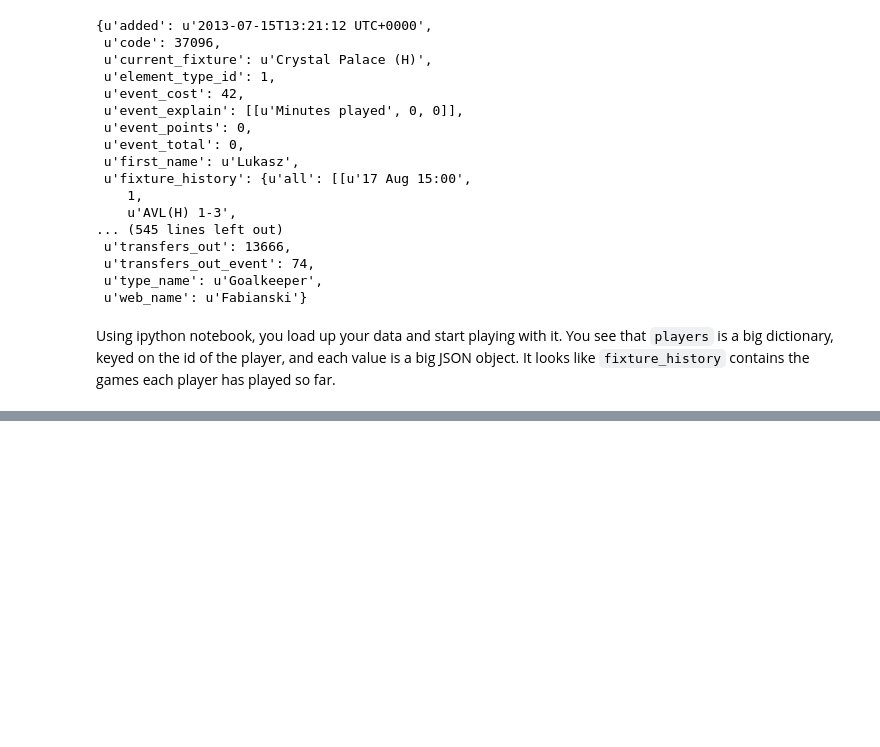
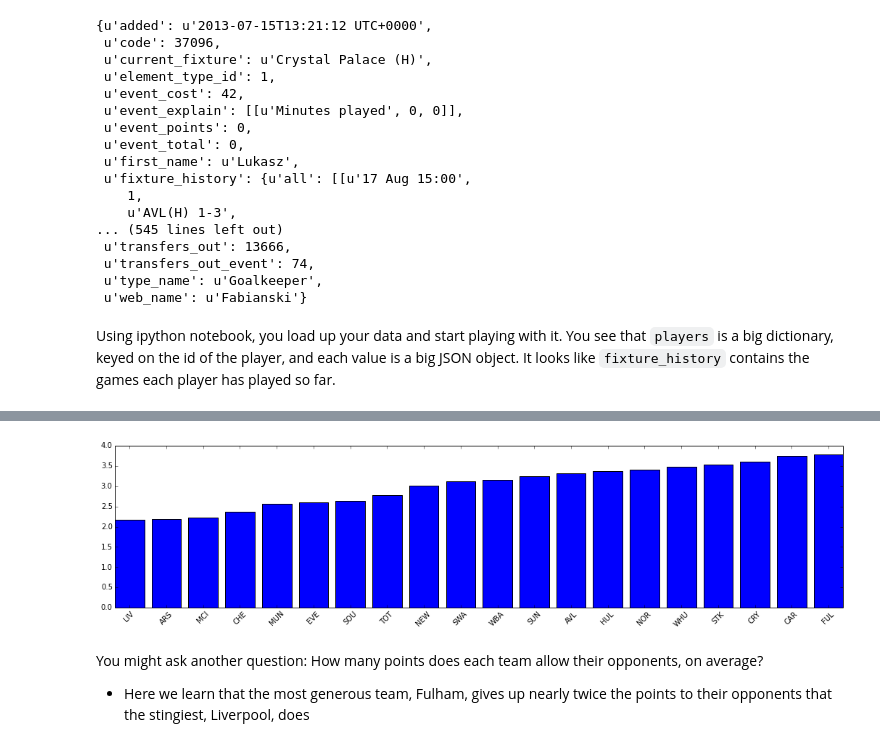
Before and after one commit to llimllib/fantasypl, a Jupyter notebook: talk/Fantasy Football Presentation.ipynb, the cells around one changed output, grey strips where cells are left out. Saved outputs shown, nothing was run; the diff lists cells and outputs as text; code cells hidden in the pictures; blank space fills up the shorter version.

```diff
--- a/talk/Fantasy Football Presentation.ipynb
+++ b/talk/Fantasy Football Presentation.ipynb
@@ -142,0 +151,30 @@ You decide to do your first experiment: how many points are scored by each posit
+# %%
+opponents = {}
+for player in players.itervalues():
+    for game in player["fixture_history"]["all"]:
+        #skip games where the player played 0 minutes
+        if game[3] == 0: continue
+        opp = game[2][:3]
+        pts = game[19]
+        opponents.setdefault(opp, [0,0])[0] += pts
+        opponents[opp][1] += 1
+
+from collections import OrderedDict
+avgs = {}
+for opponent, (score, n) in opponents.iteritems():
+    avgs[opponent] = score/float(n)
+
+sorted_avgs = OrderedDict(sorted(avgs.items(), key=lambda t: t[1]))
+
+fig, ax = plt.subplots(figsize=(18,4))
+x_pos = np.arange(0, len(sorted_avgs.keys()))
+ax.set_xticks(x_pos+.4)
+ax.set_xticklabels(sorted_avgs.keys(), rotation=45)
+ax.bar(x_pos, sorted_avgs.values())
+fig.show()
+# %% [output]
+[figure, added]
+# %% [markdown]
+You might ask another question: How many points does each team allow their opponents, on average?
+
+* Here we learn that the most generous team, Fulham, gives up nearly twice the points to their opponents that the stingiest, Liverpool, does
```
Also changed, not shown: parts of 5 cells of this notebook, 1 other file.
